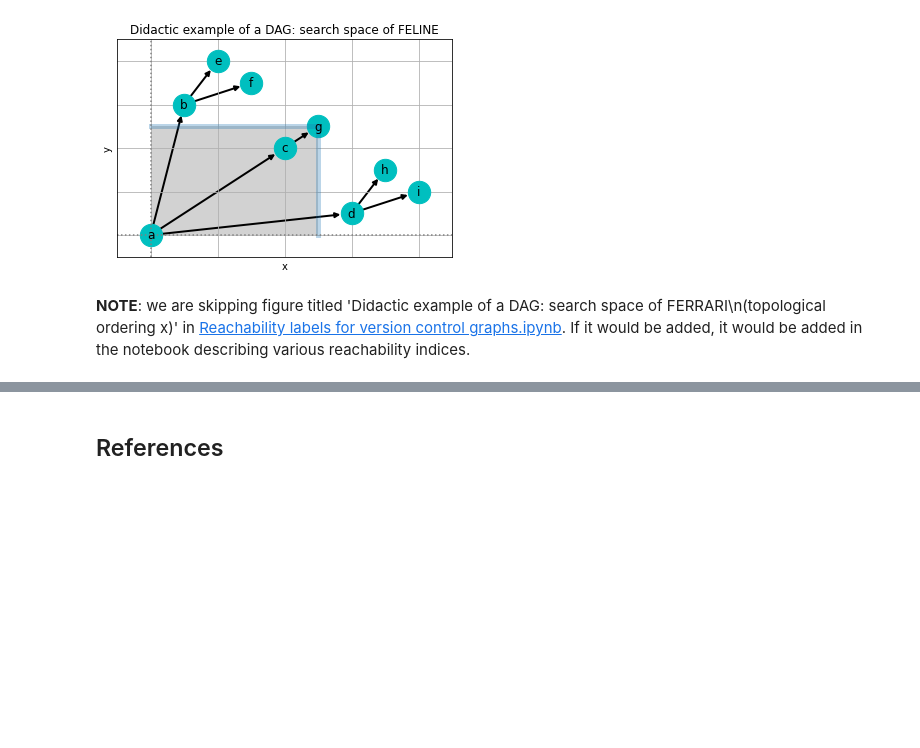
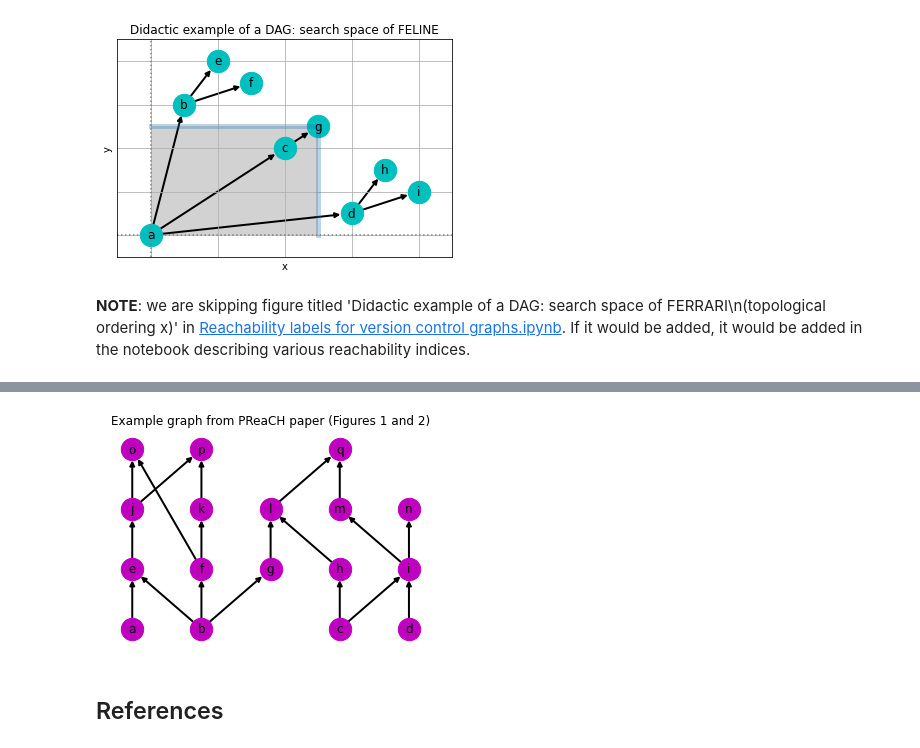
Before and after one commit to jnareb/git-commit-graph-ext, a Jupyter notebook: 03_example_graphs.ipynb, the cells around one changed output, grey strips where cells are left out. Saved outputs shown, nothing was run; the diff lists cells and outputs as text; code cells hidden in the pictures; blank space fills up the shorter version.

```diff
--- a/03_example_graphs.ipynb
+++ b/03_example_graphs.ipynb
@@ -330,3 +420,13 @@ nx.draw_networkx(de,pos=de.pos,
+# %%
+ch=RCH_graph()
+
+plt.axis("off")
+plt.title('Example graph from PReaCH paper (Figures 1 and 2)')
+nx.draw_networkx(ch,pos=ch.pos,
+                 node_size=500,width=2.0,node_color='m')
+plt.show()
+# %% [output]
+[figure, added]
 # %% [markdown]
 ## References
 # %% [markdown]
```
Also changed, not shown: parts of 10 cells of this notebook, 4 other files.
